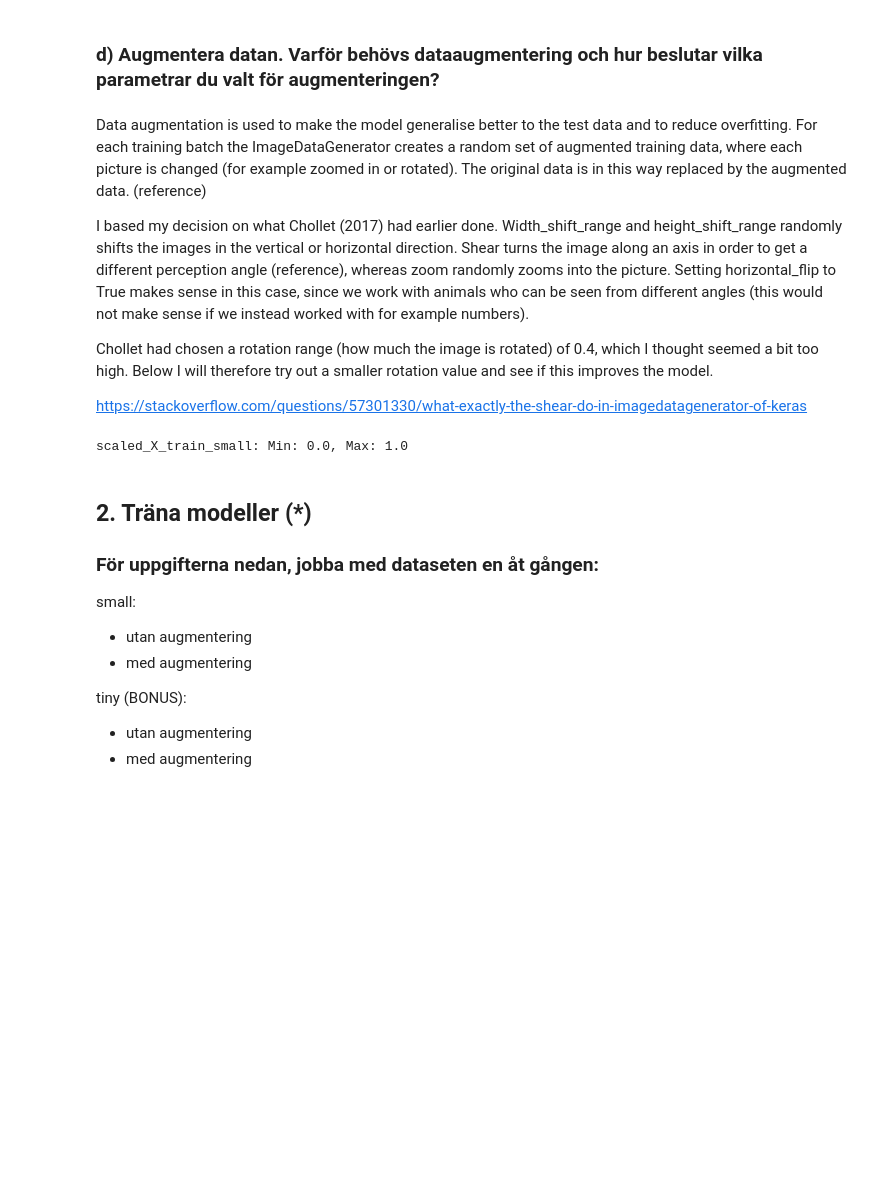
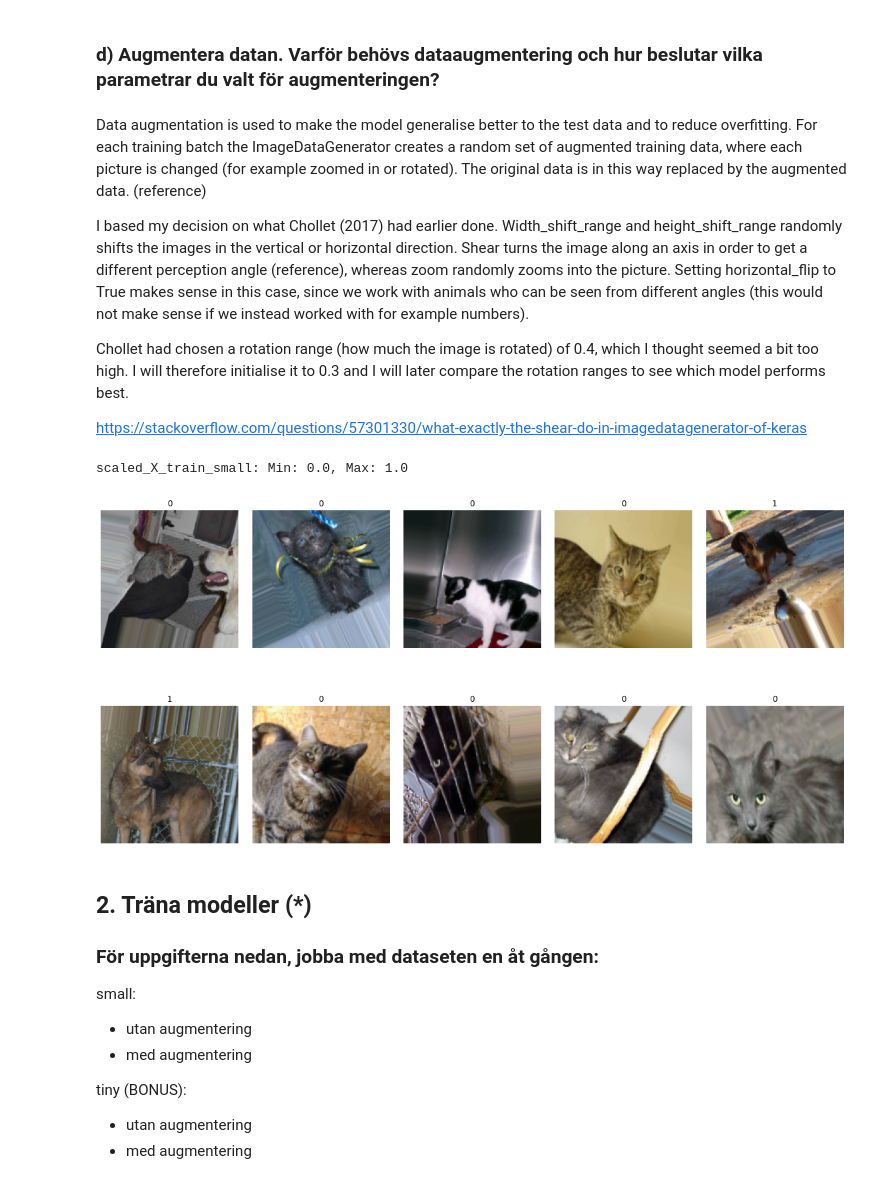
Before and after one commit to Anna-MariaSjolund/Deep-Learning-Anna-MariaSjolund, a Jupyter notebook: lab-dogs-vs-cats.ipynb, the cells around one changed output. Cells and saved outputs as stored; diff of their text form; code cells hidden in the pictures; blank space fills up the shorter version.

```diff
--- a/lab-dogs-vs-cats.ipynb
+++ b/lab-dogs-vs-cats.ipynb
@@ -520,7 +519,7 @@ Data augmentation is used to make the model generalise better to the test data a
 
 I based my decision on what Chollet (2017) had earlier done. Width_shift_range and height_shift_range randomly shifts the images in the vertical or horizontal direction. Shear turns the image along an axis in order to get a different perception angle (reference), whereas zoom randomly zooms into the picture. Setting horizontal_flip to True makes sense in this case, since we work with animals who can be seen from different angles (this would not make sense if we instead worked with for example numbers).
 
-Chollet had chosen a rotation range (how much the image is rotated) of 0.4, which I thought seemed a bit too high. Below I will therefore try out a smaller rotation value and see if this improves the model.
+Chollet had chosen a rotation range (how much the image is rotated) of 0.4, which I thought seemed a bit too high. I will therefore initialise it to 0.3 and I will later compare the rotation ranges to see which model performs best.
 
 https://stackoverflow.com/questions/57301330/what-exactly-the-shear-do-in-imagedatagenerator-of-keras
 # %%
@@ -575,6 +574,12 @@ train_generator_small, val_generator_small = create_generator(scaled_X_train_sma
                                                               scaled_X_val_small_150,
                                                               y_val_small,
                                                               rotation=30)
+# %%
+# Plots examples of the augmented images
+sample_batch = train_generator_small.next()
+plot_images(sample_batch[0], sample_batch[1], 10)
+# %% [output]
+[figure, added]
 # %% [markdown]
 ## 2. Träna modeller (*)
 ### För uppgifterna nedan, jobba med dataseten en åt gången:
```
Also changed, not shown: parts of 56 cells of this notebook.
